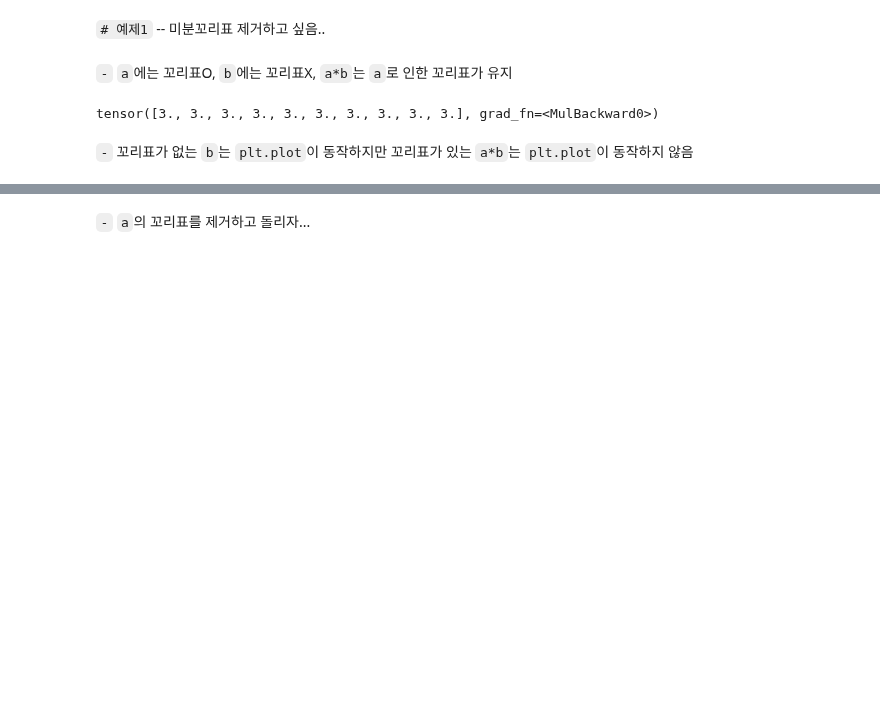
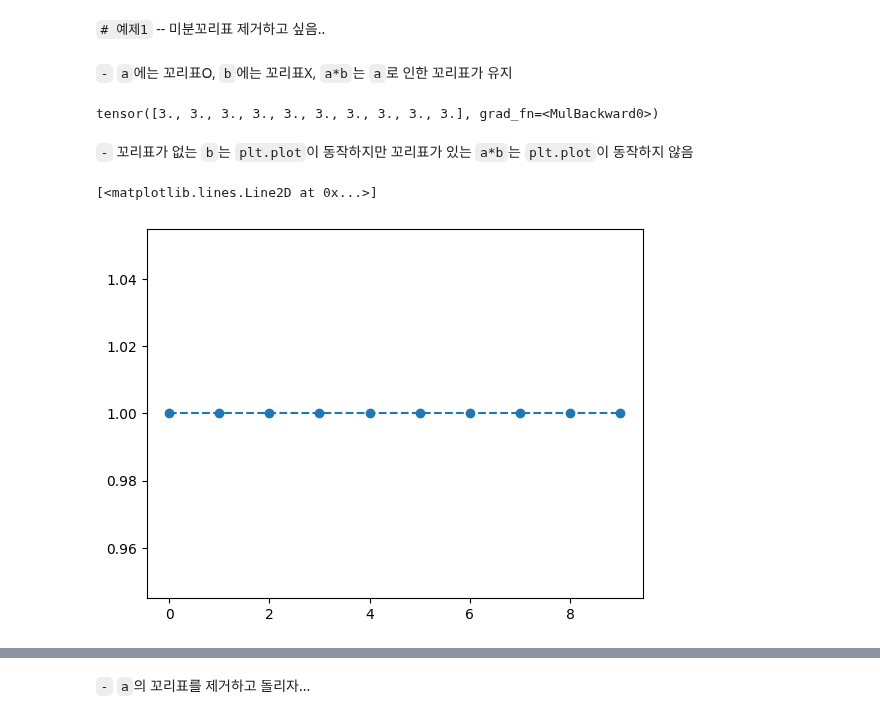
Before and after one commit to guebin/MP2024, a Jupyter notebook: posts/08wk-2.ipynb, the cells around one changed output, grey strips where cells are left out. Cells and saved outputs as stored; diff of their text form; code cells hidden in the pictures; blank space fills up the shorter version.

```diff
--- a/posts/08wk-2.ipynb
+++ b/posts/08wk-2.ipynb
@@ -356,3 +832,8 @@ a*b
 tensor([3., 3., 3., 3., 3., 3., 3., 3., 3., 3.], grad_fn=<MulBackward0>)
 # %% [markdown]
 `-` 꼬리표가 없는 `b`는 `plt.plot`이 동작하지만 꼬리표가 있는 `a*b`는 `plt.plot`이 동작하지 않음
+# %%
+plt.plot(b,'--o') # 꼬리표가 없는 텐서는 그림이 잘 그려짐
+# %% [output]
+[<matplotlib.lines.Line2D at 0x...>]
+[figure, added]
```
Also changed, not shown: parts of 106 cells of this notebook, 38 other files.
